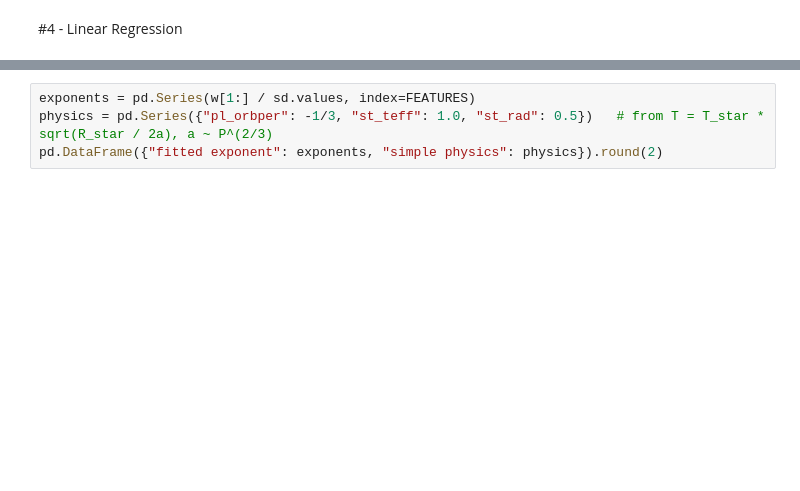
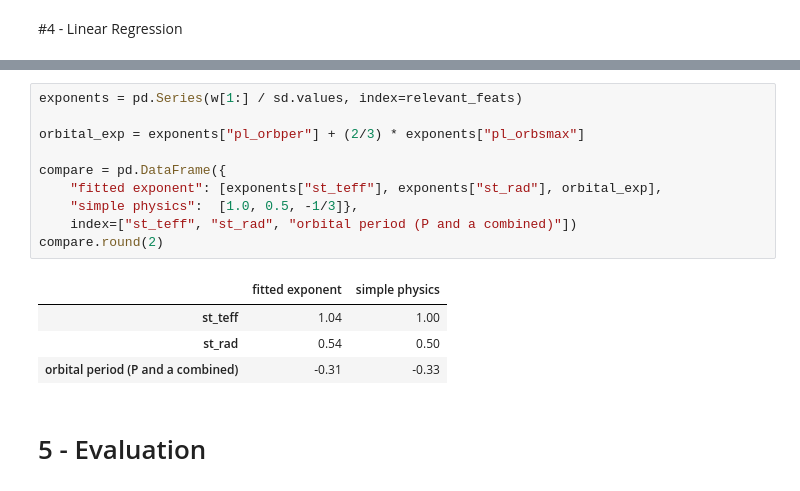
Before and after one commit to Xrash09/CSA-AI-ML, a Jupyter notebook: data_analysis.ipynb, the cells around one changed output, grey strips where cells are left out. Drawn from its saved outputs; the diff is of its cells as text; blank space fills up the shorter version.

```diff
--- a/data_analysis.ipynb
+++ b/data_analysis.ipynb
@@ -293,4 +318,17 @@ pred_test = 10 ** pred_test_log
 # %%
-exponents = pd.Series(w[1:] / sd.values, index=FEATURES)
-physics = pd.Series({"pl_orbper": -1/3, "st_teff": 1.0, "st_rad": 0.5})   # from T = T_star * sqrt(R_star / 2a), a ~ P^(2/3)
-pd.DataFrame({"fitted exponent": exponents, "simple physics": physics}).round(2)
+exponents = pd.Series(w[1:] / sd.values, index=relevant_feats)
+
+orbital_exp = exponents["pl_orbper"] + (2/3) * exponents["pl_orbsmax"]
+
+compare = pd.DataFrame({
+    "fitted exponent": [exponents["st_teff"], exponents["st_rad"], orbital_exp],
+    "simple physics":  [1.0, 0.5, -1/3]},
+    index=["st_teff", "st_rad", "orbital period (P and a combined)"])
+compare.round(2)
+# %% [output]
+|  | fitted exponent | simple physics |
+| st_teff | 1.04 | 1.00 |
+| st_rad | 0.54 | 0.50 |
+| orbital period (P and a combined) | -0.31 | -0.33 |
+# %% [markdown]
+# 5 - Evaluation
```
Also changed, not shown: parts of 19 cells of this notebook.
